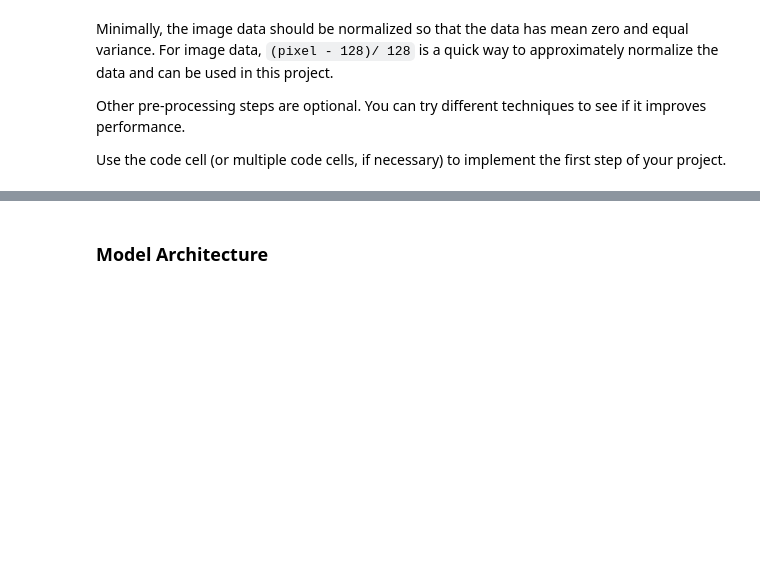
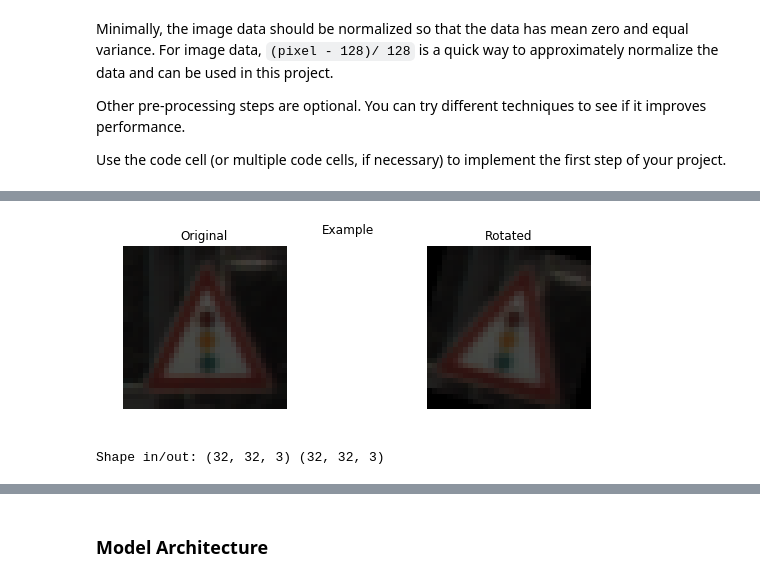
Before and after one commit to iraadit/CarND-Traffic-Sign-Classifier-Project, a Jupyter notebook: Traffic_Sign_Classifier.ipynb, the cells around one changed output, grey strips where cells are left out. Saved outputs shown, nothing was run; the diff lists cells and outputs as text; code cells hidden in the pictures; blank space fills up the shorter version.

```diff
--- a/Traffic_Sign_Classifier.ipynb
+++ b/Traffic_Sign_Classifier.ipynb
@@ -255,0 +406,28 @@ Grayscale shape of X_train: (34799, 32, 32, 1)
+# %%
+def random_rotate(img, ang_range = 20):
+    rows, cols, _ = img.shape
+    ang_rot = np.random.randint(-ang_range, ang_range)
+    Rot_M = cv2.getRotationMatrix2D((cols/2,rows/2), ang_rot, 1)
+    img = cv2.warpAffine(img, Rot_M, (cols,rows))
+    return img
+
+test_img = X_train[test_img_idx]
+test_dst = random_rotate(test_img)
+
+fig, axs = plt.subplots(1,2, figsize=(10, 3))
+fig.suptitle("Example")
+
+axs[0].axis('off')
+axs[0].imshow(test_img.squeeze(), cmap='gray')
+axs[0].set_title('Original')
+
+axs[1].axis('off')
+axs[1].imshow(test_dst.squeeze(), cmap='gray')
+axs[1].set_title('Rotated')
+
+plt.show()
+
+print('Shape in/out:', test_img.shape, test_dst.shape)
+# %% [output]
+[figure, added]
+Shape in/out: (32, 32, 3) (32, 32, 3)
```
Also changed, not shown: parts of 68 cells of this notebook, 58 other files.
